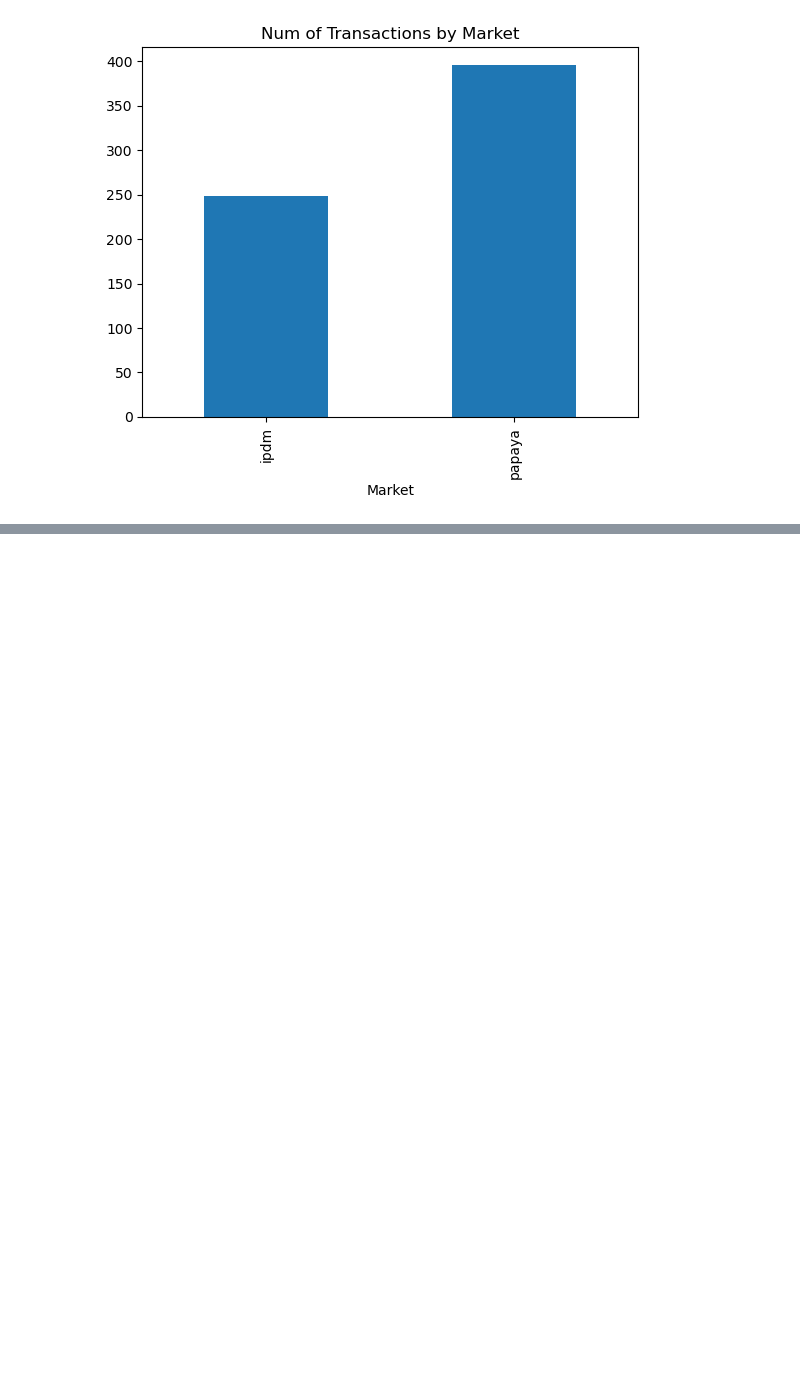
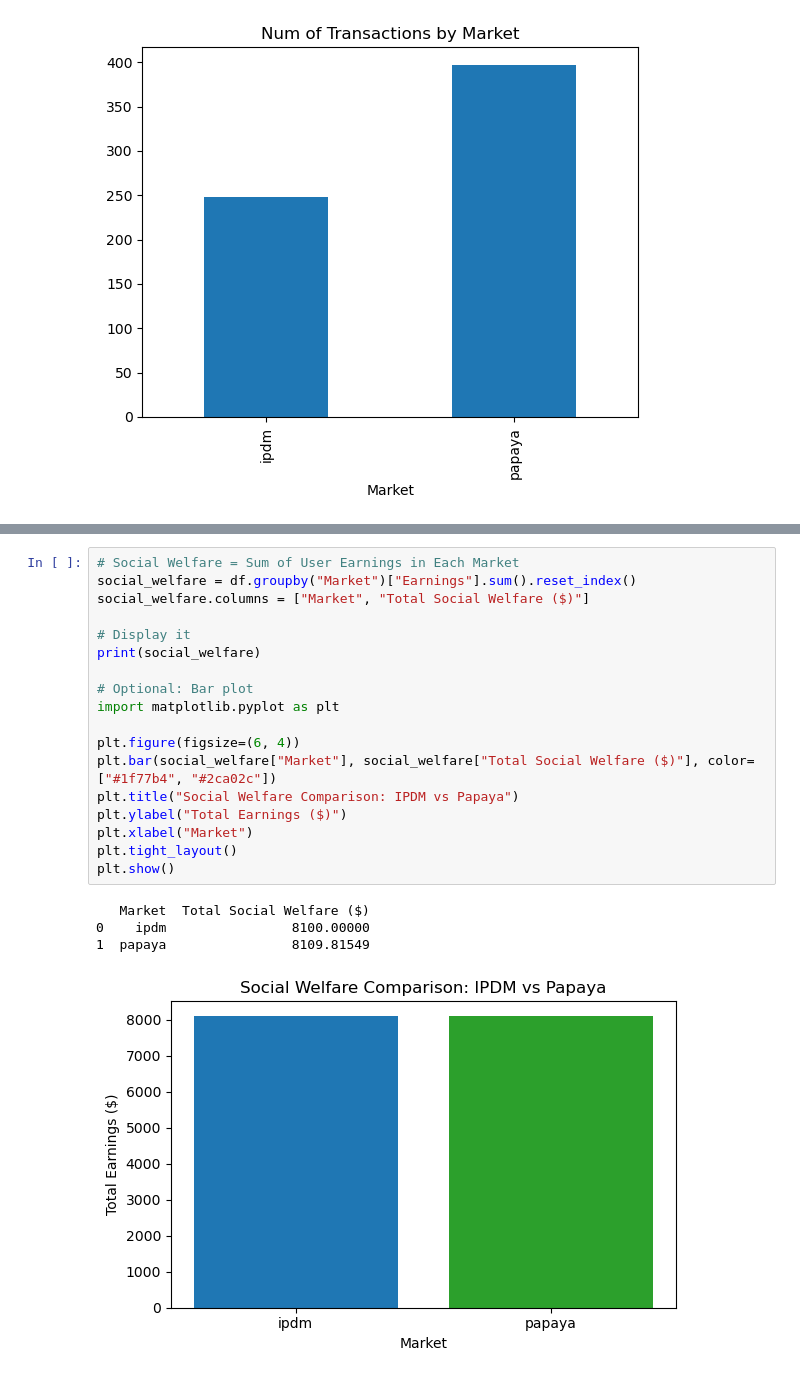
Before and after one commit to papayaverse/payback_market_evaluation, a Jupyter notebook: eval.ipynb, the cells around one changed output, grey strips where cells are left out. Saved outputs shown, nothing was run; the diff lists cells and outputs as text; blank space fills up the shorter version.

```diff
--- a/eval.ipynb
+++ b/eval.ipynb
@@ -297,0 +299,23 @@ df.groupby("Market")["Earnings"].agg(["mean", "std", "median"])
+# %%
+# Social Welfare = Sum of User Earnings in Each Market
+social_welfare = df.groupby("Market")["Earnings"].sum().reset_index()
+social_welfare.columns = ["Market", "Total Social Welfare ($)"]
+
+# Display it
+print(social_welfare)
+
+# Optional: Bar plot
+import matplotlib.pyplot as plt
+
+plt.figure(figsize=(6, 4))
+plt.bar(social_welfare["Market"], social_welfare["Total Social Welfare ($)"], color=["#1f77b4", "#2ca02c"])
+plt.title("Social Welfare Comparison: IPDM vs Papaya")
+plt.ylabel("Total Earnings ($)")
+plt.xlabel("Market")
+plt.tight_layout()
+plt.show()
+# %% [output]
+   Market  Total Social Welfare ($)
+0    ipdm                8100.00000
+1  papaya                8109.81549
+[figure, added]
```
Also changed, not shown: parts of 8 cells of this notebook, 2 other files.
